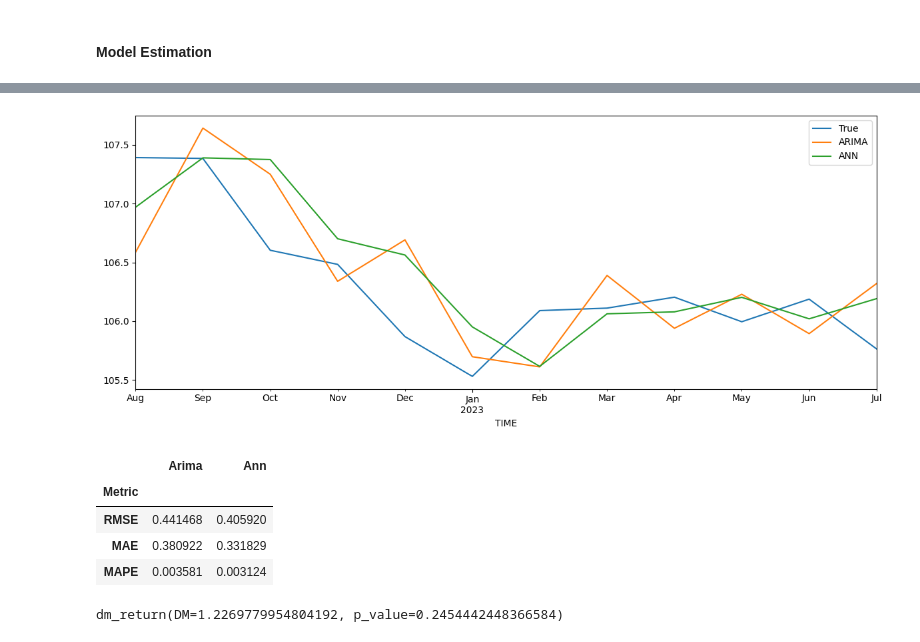
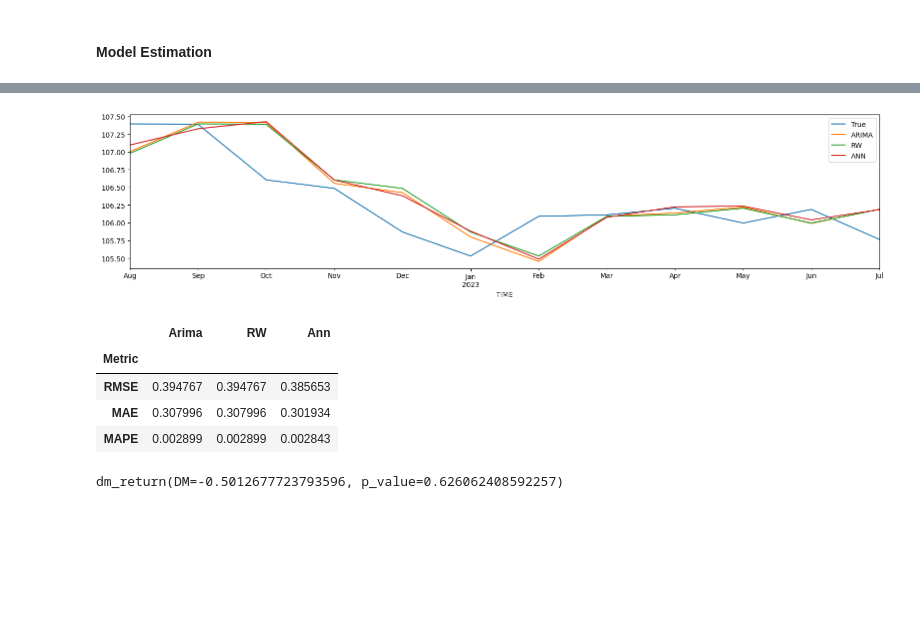
Before and after one commit to ViniNazato/PredictingIndustrialProduction, a Jupyter notebook: Main.ipynb, the cells around one changed output, grey strips where cells are left out. Saved outputs shown, nothing was run; the diff lists cells and outputs as text; code cells hidden in the pictures; blank space fills up the shorter version.

```diff
--- a/Main.ipynb
+++ b/Main.ipynb
@@ -289,10 +309,10 @@ plt.plot(outsample.index, arima_predictions)
 # %%
-arima_predictions = one_step_arima(arima_auto, outsample)
+rw_predictions = one_step_arima(arima_auto, outsample)
 
 plt.plot(outsample)
 plt.plot(outsample.index, arima_predictions)
 
-# df_metrics_arima = metrics(outsample, arima_predictions)
-# df_metrics_arima.set_index('Metric', inplace=True)
-# df_metrics_arima
+df_metrics_rw = metrics(outsample, arima_predictions)
+df_metrics_rw.set_index('Metric', inplace=True)
+df_metrics_rw
 # %% [output]
@@ -304,7 +328,7 @@ plt.plot(outsample.index, arima_predictions)
 ##### Feature Engineering
 # %%
 import pandas_ta as ta
-industrial_ann = raw_industrial.copy()
+industrial_ann = pd.concat((insample, outsample), axis=0)
 lags = 3
 industrial_ann.rename(columns={'Value': 'Target'}, inplace=True)
 
@@ -336,7 +360,7 @@ from sklearn.preprocessing import MinMaxScaler
 from torch.utils.data import DataLoader, TensorDataset
 from utils import Dataset
 
-train = industrial_ann['2015':'2022-07']
+train = industrial_ann['2017':'2022-07']
 test = industrial_ann['2022-08':]
 
 X_train = train.iloc[:,1:]
@@ -360,7 +384,7 @@ network = FeedForwardANN(input_dim=len(X_test.columns))
 net = NeuralNet(network,
     criterion= nn.MSELoss(),
     max_epochs=500,
-    lr=0.01,
+    lr=0.1,
     batch_size=16,
     callbacks=[Checkpoint(load_best=True)],
     optimizer = Adam,
@@ -373,17 +397,17 @@ pipe = Pipeline([
 ])
 
 # params = {
-#     'net__lr': [0.5, 0.1, 0.01 ,0.001],
+#     'net__lr': [0.5, 0.2 , 0.1, 0.01 ],
 #     'net__batch_size': [5,8,16],
 #     # 'net__module__h_neuron':[2,3,5,8],
 #     # 'net__module__input_dim':[len(X_test.columns)]
 # }
 
 gs = pipe.fit(X_train.values.astype('float32'), y_train.values.reshape(-1, 1).astype('float32'))
-
+#
 # gs = GridSearchCV(pipe, params,cv=TimeSeriesSplit(n_splits=3),  scoring='neg_mean_squared_error', verbose=2)
 
-gs.fit(X_train.values.astype('float32'), y_train.values.reshape(-1, 1).astype('float32'))
+# gs.fit(X_train.values.astype('float32'), y_train.values.reshape(-1, 1).astype('float32'))
 # gs.best_params_
 # %% [output]
   epoch    train_loss    valid_loss    cp     dur
@@ -446,25 +461,27 @@ df_metrics_ann
 # %%
 df_predictions = pd.DataFrame({})
 
 df_predictions['True'] = outsample
 df_predictions['ARIMA'] = arima_predictions
+df_predictions['RW'] = rw_predictions
 df_predictions['ANN'] = ann_grid_predictions
 
-df_predictions.plot(figsize=(12, 5))
+df_predictions.plot(figsize=(16, 4))
 plt.tight_layout()
 # %% [output]
-[figure, old version]
+[figure, new version]
 # %%
 df_results = pd.DataFrame({})
 df_results['Arima'] = df_metrics_arima
+df_results['RW'] = df_metrics_rw
 df_results['Ann'] = df_metrics_ann
 df_results
 # %% [output]
-|  | Arima | Ann |
-| Metric |  |  |
-| RMSE | 0.441468 | 0.405920 |
-| MAE | 0.380922 | 0.331829 |
-| MAPE | 0.003581 | 0.003124 |
+|  | Arima | RW | Ann |
+| Metric |  |  |  |
+| RMSE | 0.394767 | 0.394767 | 0.385653 |
+| MAE | 0.307996 | 0.307996 | 0.301934 |
+| MAPE | 0.002899 | 0.002899 | 0.002843 |
 # %%
 df_results.to_excel('Metrics.xlsx')
 df_predictions.to_excel('Predictions.xlsx')
@@ -598,7 +615,7 @@ def dm_test(actual_lst, pred1_lst, pred2_lst, h = 1, crit="MSE", power = 2):
 
     return rt
 # %%
-rt = dm_test(df_predictions['True'],df_predictions['ARIMA'],df_predictions['ANN'], h = 1, crit="MSE")
+rt = dm_test(df_predictions['True'],df_predictions['ANN'],df_predictions['RW'], h = 1, crit="MSE")
 rt
 # %% [output]
-dm_return(DM=1.2269779954804192, p_value=0.2454442448366584)
+dm_return(DM=-0.5012677723793596, p_value=0.626062408592257)
```
Also changed, not shown: parts of 23 cells of this notebook, 8 other files.
